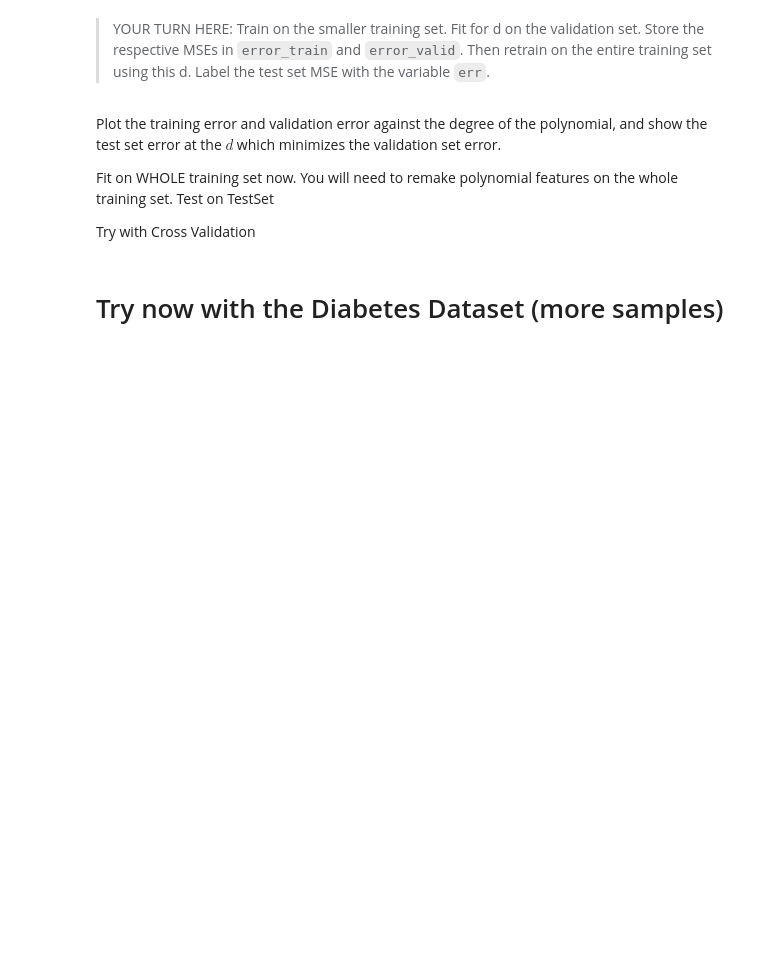
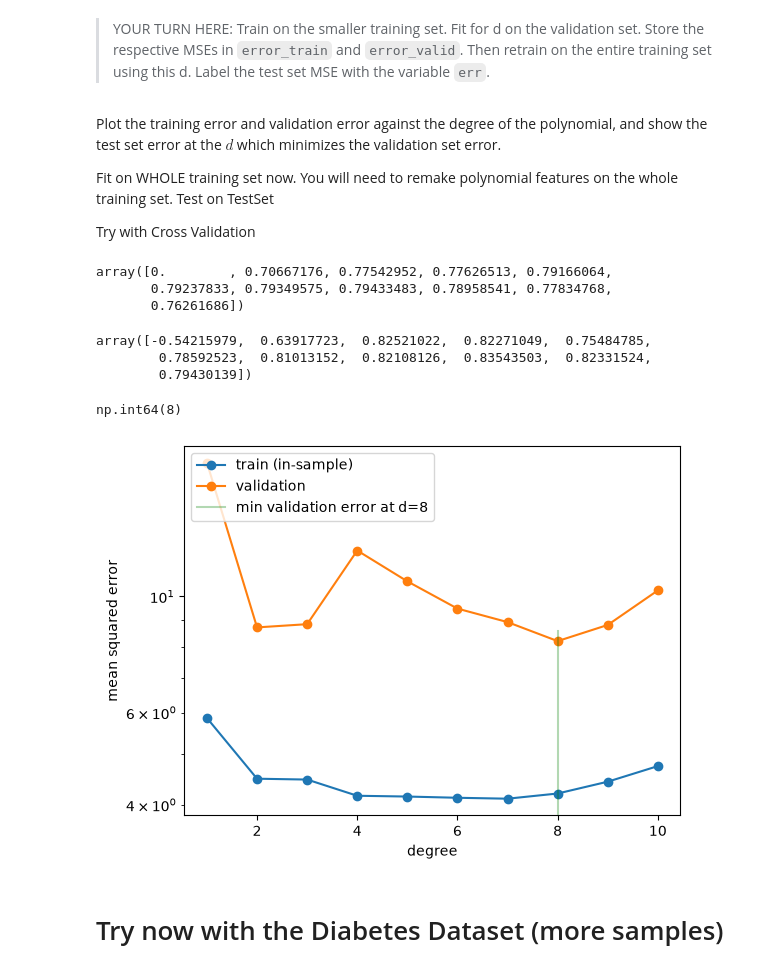
Before and after one commit to irenecelebrin/machine-learning, a Jupyter notebook: course material /class_2/ValidationNotebook/Validation Lab.ipynb, the cells around one changed output. Cells and saved outputs as stored; diff of their text form; code cells hidden in the pictures; blank space fills up the shorter version.

```diff
--- a/course material /class_2/ValidationNotebook/Validation Lab.ipynb
+++ b/course material /class_2/ValidationNotebook/Validation Lab.ipynb
@@ -402,8 +402,8 @@ We carry out this process for one training/validation split below. Note the smal
 
 Firstly, let's split the training set up further into X_v_train, X_v_valid, y_v_train and y_v_valid using train_test_split again
 # %%
-# your code here
-X_v_train, X_v_valid, y_v_train, y_v_valid = train_test_split(X_train, y_train)
+# split training data into training and validation sets (75% training, 25% validation)
+X_v_train, X_v_valid, y_v_train, y_v_valid = train_test_split(X_train, y_train, train_size=0.75, random_state=42)
 # %%
 X_v_train.shape
 # %% [output]
@@ -440,6 +439,33 @@ Plot the training error and validation error against the degree of the polynomia
 Fit on WHOLE training set now. You will need to remake polynomial features on the whole training set. Test on TestSet
 
 Try with Cross Validation
+# %%
+score_train
+# %% [output]
+array([0.        , 0.70667176, 0.77542952, 0.77626513, 0.79166064,
+       0.79237833, 0.79349575, 0.79433483, 0.78958541, 0.77834768,
+       0.76261686])
+# %%
+score_valid
+# %% [output]
+array([-0.54215979,  0.63917723,  0.82521022,  0.82271049,  0.75484785,
+        0.78592523,  0.81013152,  0.82108126,  0.83543503,  0.82331524,
+        0.79430139])
+# %%
+bestd = np.argmin(error_valid[1:])+1
+bestd
+# %% [output]
+np.int64(8)
+# %%
+plt.plot(degrees[1:], error_train[1:], marker='o', label='train (in-sample)')
+plt.plot(degrees[1:], error_valid[1:], marker='o', label='validation')
+plt.axvline(bestd, 0,0.5, color='g', label="min validation error at d=%d"%bestd, alpha=0.3)
+plt.ylabel('mean squared error')
+plt.xlabel('degree')
+plt.legend(loc='upper left')
+plt.yscale("log")
+# %% [output]
+[figure, added]
 # %% [markdown]
 # Try now with the Diabetes Dataset (more samples)
 # %%
```
Also changed, not shown: parts of 37 cells of this notebook, 1 other file.
